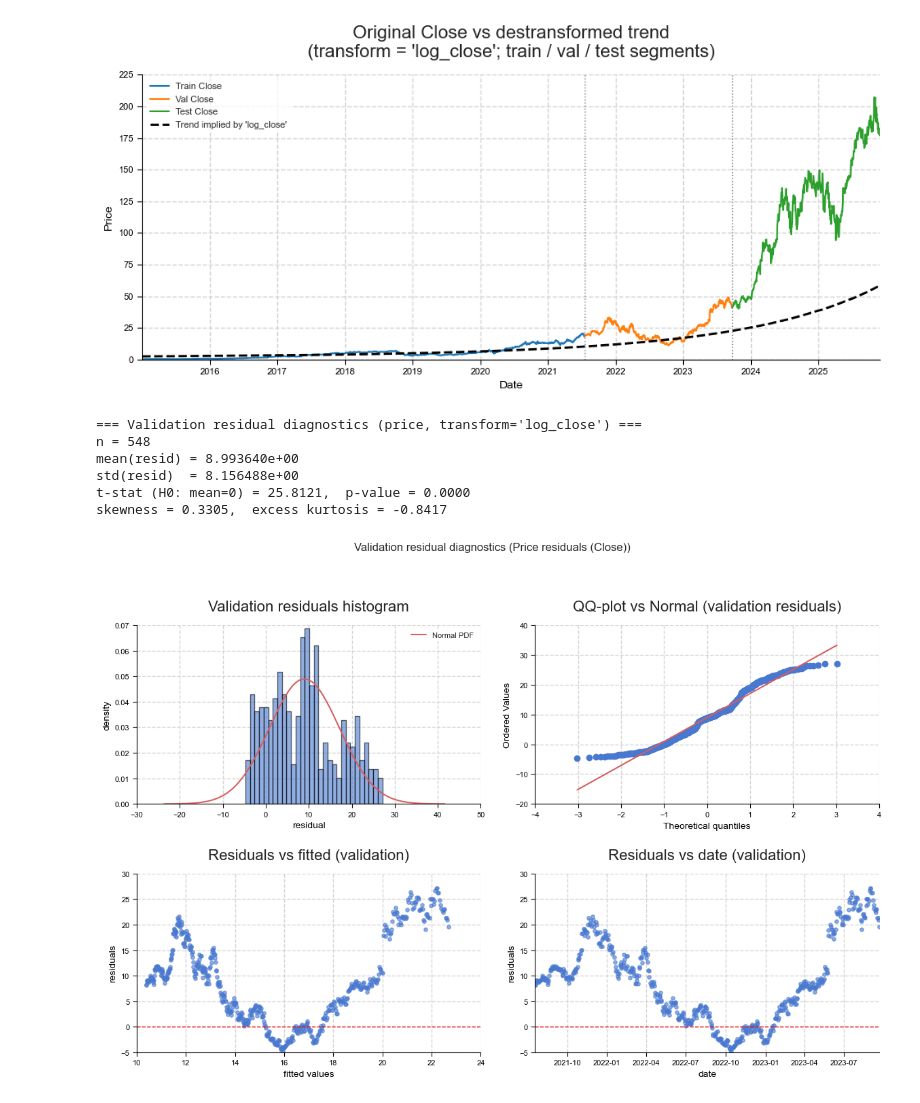
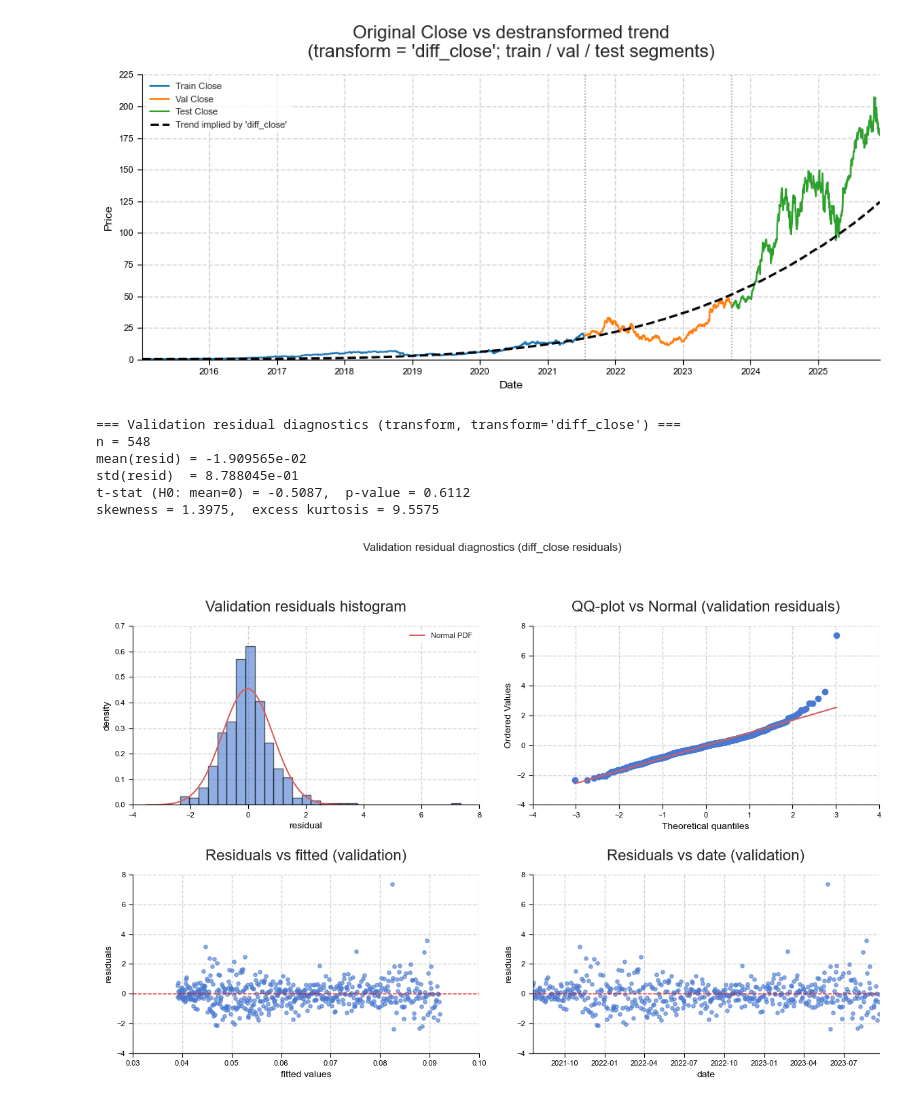
Before and after one commit to heritaco/Estimacion-de-Tendencia, a Jupyter notebook: notebooks/103 different weighted/tour copy.ipynb, the cells around one changed output. Saved outputs shown, nothing was run; the diff lists cells and outputs as text; code cells hidden in the pictures.

```diff
--- a/notebooks/103 different weighted/tour copy.ipynb
+++ b/notebooks/103 different weighted/tour copy.ipynb
@@ -301,7 +336,7 @@ Mode=exp    | y_val: RMSE=0.366483, lin=0.343919, exp=0.336861   ||   price_val:
 res_val = compute_validation_residuals_transform_and_price(
     df=df_nvda,
     model=log_model,
-    transform_name="log_close",
+    transform_name="diff_close",
     train_frac=0.6,
     val_frac=0.2,
 )
@@ -323,7 +358,7 @@ for k, v in stats_price.items():
 plot_validation_residual_diagnostics(
     df=df_nvda,
     model=log_model,
-    transform_name="log_close",
+    transform_name="diff_close",
     space="price",       # or "transform"
     train_frac=0.6,
     val_frac=0.2,
@@ -354,7 +389,7 @@ skewness = -0.0059,  excess kurtosis = -0.7420
 
 best_summary, best_model, all_candidates, df_norm = (
     run_normality_regularized_model_single_transform(
-        transform_name="log_close",
+        transform_name="diff_close",
         ticker="NVDA",
         start="2015-01-01",
         end=None,
@@ -368,7 +403,7 @@ best_summary, best_model, all_candidates, df_norm = (
         ratio_last_first=10.0,
         w_rmse=1.0,        # weight on validation RMSE in price space
         w_jb=1.0,          # weight on Jarque-Bera statistic
-        normality_space="price",  # or "transform"
+        normality_space="transform",  # or "transform"
     )
 )
 
@@ -387,7 +422,7 @@ for k, v in all_candidates[some_key].items():
 plot_destransformed_price_trend(
     df=df_norm,
     model=best_model,
-    transform_name="log_close",
+    transform_name="diff_close",
     train_frac=0.6,
     val_frac=0.2,
 )
@@ -395,8 +430,8 @@ plot_destransformed_price_trend(
 plot_validation_residual_diagnostics(
     df=df_norm,
     model=best_model,
-    transform_name="log_close",
-    space="price",
+    transform_name="diff_close",
+    space="transform",
     train_frac=0.6,
     val_frac=0.2,
 )
@@ -421,8 +456,8 @@ alpha=0.01, l1=0.10, deg=3, wmode=linear      | VAL price RMSE=10.040839 | JB=33
-[figure, old version]
+[figure, new version]
-=== Validation residual diagnostics (price, transform='log_close') ===
+=== Validation residual diagnostics (transform, transform='diff_close') ===
 n = 548
-mean(resid) = 8.993640e+00
-std(resid)  = 8.156488e+00
-t-stat (H0: mean=0) = 25.8121,  p-value = 0.0000
-skewness = 0.3305,  excess kurtosis = -0.8417
+mean(resid) = -1.909565e-02
+std(resid)  = 8.788045e-01
+t-stat (H0: mean=0) = -0.5087,  p-value = 0.6112
+skewness = 1.3975,  excess kurtosis = 9.5575
-[figure, old version]
+[figure, new version]
```
Also changed, not shown: parts of 11 cells of this notebook, 16 other files.
